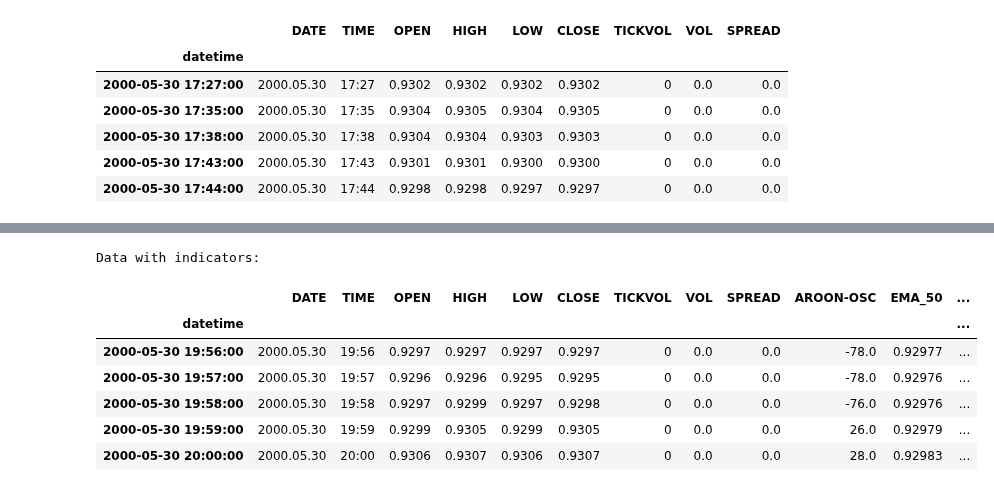
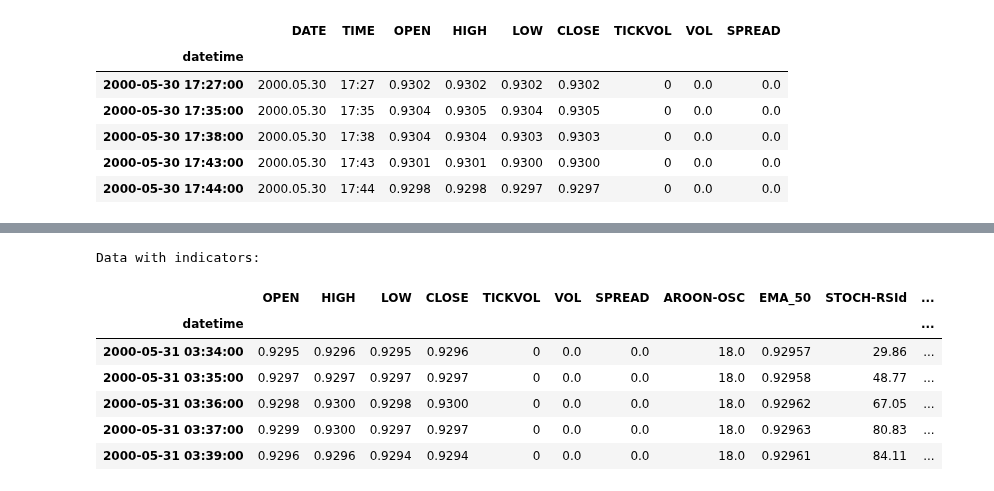
Before and after one commit to Gitchegumi/CTI_Scripts, a Jupyter notebook: py_scripts/backtesting/testing.ipynb, the cells around one changed output, grey strips where cells are left out. Cells and saved outputs as stored; diff of their text form; code cells hidden in the pictures.

```diff
--- a/py_scripts/backtesting/testing.ipynb
+++ b/py_scripts/backtesting/testing.ipynb
@@ -102,5 +103,7 @@ Final combined data:
 # %%
 combined_data_1m = combined_data
 
+combined_data_1m = combined_data_1m.drop(columns=['DATE', 'TIME'])
+
 combined_data_1m.head()
 # %% [output]
@@ -114,26 +117,83 @@ combined_data_1m.head()
 # %%
+# Calculate indicators
+aroon_length = 50
+ema_length = 20
+stoch_rsi_length = 14
+stoch_rsi_smoothK = 3
+stoch_rsi_smoothD = 3
+supertrend_length = 50
+supertrend_mult = 3.0
+kc_length = 20
+kc_scalar = 1.5
+atr_length = 14
 
+combined_data_1m['AROON-OSC'] = ta.aroon(
+    combined_data_1m['HIGH'],
+    combined_data_1m['LOW'],
+    length=aroon_length
+)[f'AROONOSC_{aroon_length}'].round(2)
+combined_data_1m['EMA_50'] = ta.ema(combined_data_1m['CLOSE'], length=ema_length).round(5)
+combined_data_1m['STOCH-RSId'] = ta.stochrsi(
+    combined_data_1m['CLOSE'],
+    length=stoch_rsi_length,
+    smoothK=stoch_rsi_smoothK,
+    smoothD=stoch_rsi_smoothD
+)[f'STOCHRSId_{stoch_rsi_length}_{stoch_rsi_length}_{stoch_rsi_smoothK}_{stoch_rsi_smoothD}'].round(2)
+combined_data_1m['STOCH-RSIk'] = ta.stochrsi(
+    combined_data_1m['CLOSE'],
+    length=stoch_rsi_length,
+    smoothK=stoch_rsi_smoothK,
+    smoothD=stoch_rsi_smoothD
+)[f'STOCHRSIk_{stoch_rsi_length}_{stoch_rsi_length}_{stoch_rsi_smoothK}_{stoch_rsi_smoothD}'].round(2)
+combined_data_1m['SUPERTREND'] = ta.supertrend(
+    combined_data_1m['HIGH'],
+    combined_data_1m['LOW'],
+    combined_data_1m['CLOSE'],
+    length=supertrend_length,
+    multiplier=supertrend_mult
+)[f'SUPERT_{supertrend_length}_{supertrend_mult}'].round(5)
+combined_data_1m['Keltner-Upper'] = ta.kc(
+    high=combined_data_1m['HIGH'],
+    low=combined_data_1m['LOW'],
+    close=combined_data_1m['CLOSE'],
+    length=kc_length,
+    scalar=kc_scalar
+)[f'KCUe_{kc_length}_{kc_scalar}'].round(5)
+combined_data_1m['Keltner-Basis'] = ta.kc(
+    high=combined_data_1m['HIGH'],
+    low=combined_data_1m['LOW'],
+    close=combined_data_1m['CLOSE'],
+    length=kc_length,
+    scalar=kc_scalar
+)[f'KCBe_{kc_length}_{kc_scalar}'].round(5)
+combined_data_1m['Keltner-Lower'] = ta.kc(
+    high=combined_data_1m['HIGH'],
+    low=combined_data_1m['LOW'],
+    close=combined_data_1m['CLOSE'],
+    length=kc_length,
+    scalar=kc_scalar
+)[f'KCLe_{kc_length}_{kc_scalar}'].round(5)
+combined_data_1m['ATR'] = ta.atr(
+    high=combined_data_1m['HIGH'],
+    low=combined_data_1m['LOW'],
+    close=combined_data_1m['CLOSE'],
+    length=atr_length
+).round(5)
 
-# Calculate indicators
-combined_data_1m['AROON-OSC'] = ta.aroon(combined_data_1m['HIGH'], combined_data_1m['LOW'], length=50)['AROONOSC_50'].round(2)
-combined_data_1m['EMA_50'] = ta.ema(combined_data_1m['CLOSE'], length=50).round(5)
-combined_data_1m['STOCH-RSId'] = ta.stochrsi(combined_data_1m['CLOSE'], length=14, smoothK=3, smoothD=3)['STOCHRSId_14_14_3_3'].round(2)
-combined_data_1m['STOCH-RSIk'] = ta.stochrsi(combined_data_1m['CLOSE'], length=14, smoothK=3, smoothD=3)['STOCHRSIk_14_14_3_3'].round(2)
-combined_data_1m['SUPERTREND'] = ta.supertrend(combined_data_1m['HIGH'], combined_data_1m['LOW'], combined_data_1m['CLOSE'], length=50, multiplier=3.0)['SUPERT_50_3.0'].round(5)
 
 
 # Drop rows with NaN values (due to indicator calculation)
 combined_data_1m.dropna(inplace=True)
 
 # Display the data with indicators
 print("Data with indicators:")
 combined_data_1m.head()
 # %% [output]
 Data with indicators:
-|  | DATE | TIME | OPEN | HIGH | LOW | CLOSE | TICKVOL | VOL | SPREAD | AROON-OSC | EMA_50 | ... |
-| datetime |  |  |  |  |  |  |  |  |  |  |  | ... |
-| 2000-05-30 19:56:00 | 2000.05.30 | 19:56 | 0.9297 | 0.9297 | 0.9297 | 0.9297 | 0 | 0.0 | 0.0 | -78.0 | 0.92977 | ... |
-| 2000-05-30 19:57:00 | 2000.05.30 | 19:57 | 0.9296 | 0.9296 | 0.9295 | 0.9295 | 0 | 0.0 | 0.0 | -78.0 | 0.92976 | ... |
-| 2000-05-30 19:58:00 | 2000.05.30 | 19:58 | 0.9297 | 0.9299 | 0.9297 | 0.9298 | 0 | 0.0 | 0.0 | -76.0 | 0.92976 | ... |
-| 2000-05-30 19:59:00 | 2000.05.30 | 19:59 | 0.9299 | 0.9305 | 0.9299 | 0.9305 | 0 | 0.0 | 0.0 | 26.0 | 0.92979 | ... |
-| 2000-05-30 20:00:00 | 2000.05.30 | 20:00 | 0.9306 | 0.9307 | 0.9306 | 0.9307 | 0 | 0.0 | 0.0 | 28.0 | 0.92983 | ... |
+|  | OPEN | HIGH | LOW | CLOSE | TICKVOL | VOL | SPREAD | AROON-OSC | EMA_50 | STOCH-RSId | ... |
+| datetime |  |  |  |  |  |  |  |  |  |  | ... |
+| 2000-05-31 03:34:00 | 0.9295 | 0.9296 | 0.9295 | 0.9296 | 0 | 0.0 | 0.0 | 18.0 | 0.92957 | 29.86 | ... |
+| 2000-05-31 03:35:00 | 0.9297 | 0.9297 | 0.9297 | 0.9297 | 0 | 0.0 | 0.0 | 18.0 | 0.92958 | 48.77 | ... |
+| 2000-05-31 03:36:00 | 0.9298 | 0.9300 | 0.9298 | 0.9300 | 0 | 0.0 | 0.0 | 18.0 | 0.92962 | 67.05 | ... |
+| 2000-05-31 03:37:00 | 0.9299 | 0.9300 | 0.9297 | 0.9297 | 0 | 0.0 | 0.0 | 18.0 | 0.92963 | 80.83 | ... |
+| 2000-05-31 03:39:00 | 0.9296 | 0.9296 | 0.9294 | 0.9294 | 0 | 0.0 | 0.0 | 18.0 | 0.92961 | 84.11 | ... |
```
Also changed, not shown: parts of 8 cells of this notebook, 6 other files.
